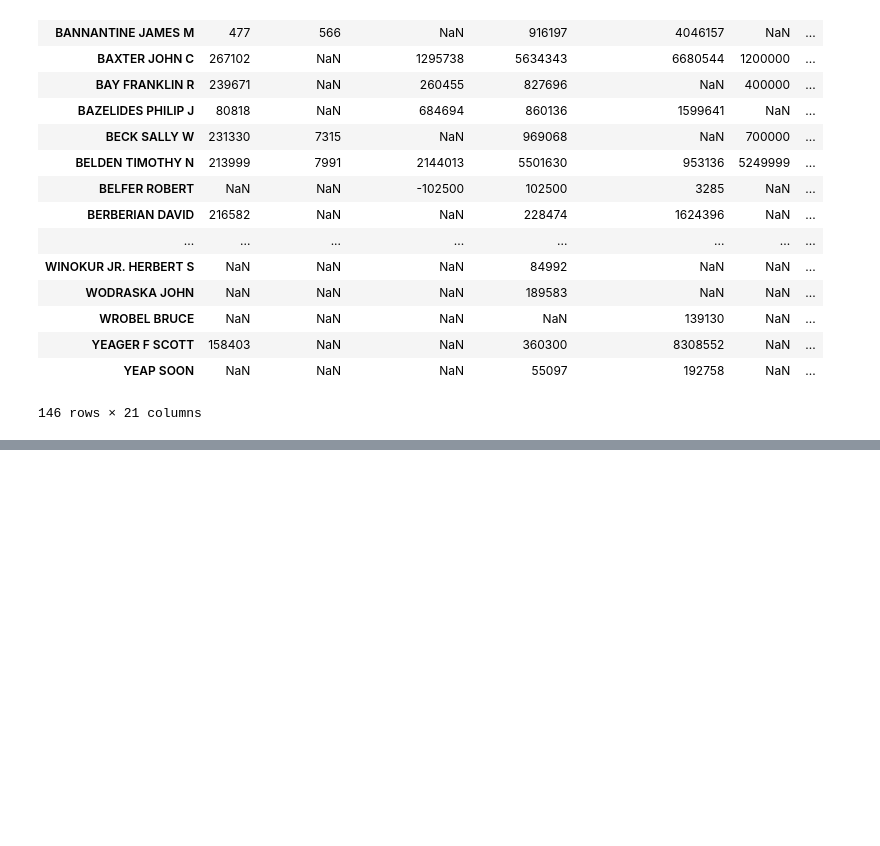
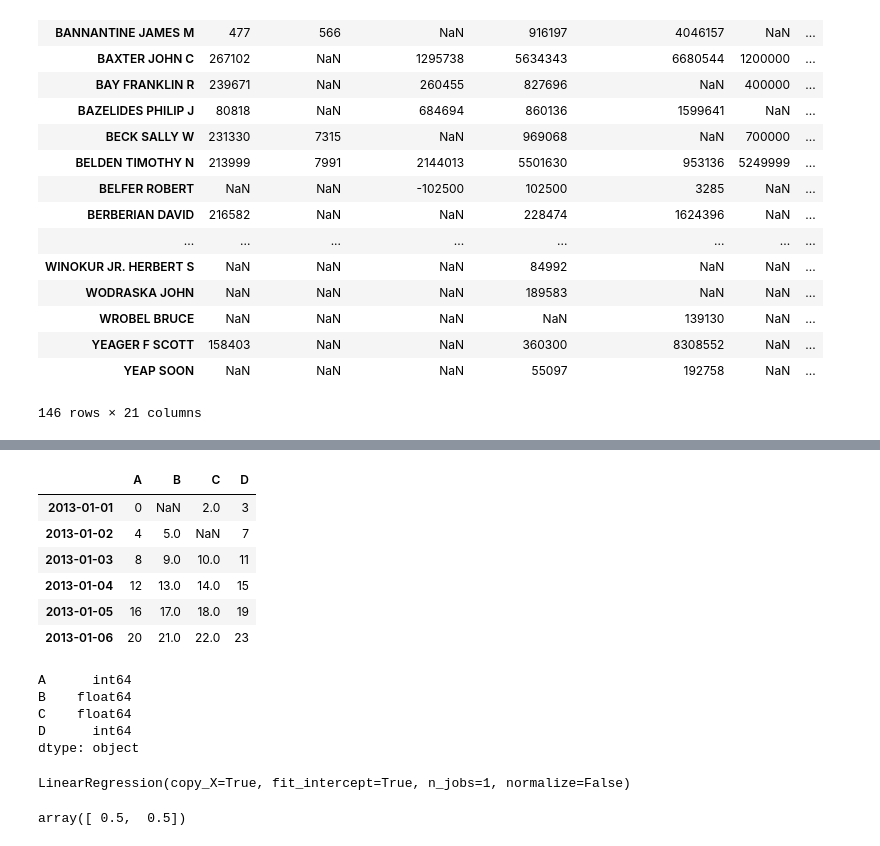
Before and after one commit to miaopei/MachineLearning, a Jupyter notebook: testing/P1_testing/ud120-projects/datasets_questions/explore_enron_data.ipynb, the cells around one changed output, grey strips where cells are left out. Cells and saved outputs as stored; diff of their text form; code cells hidden in the pictures; blank space fills up the shorter version.

Commit message:
regression code test

```diff
--- a/testing/P1_testing/ud120-projects/datasets_questions/explore_enron_data.ipynb
+++ b/testing/P1_testing/ud120-projects/datasets_questions/explore_enron_data.ipynb
@@ -202,0 +328,5 @@ pd_enron_data1.dropna(subset=['salary'], how='any')
+# %%
+dates = pd.date_range('20130101', periods=6)
+df = pd.DataFrame(np.arange(24).reshape((6,4)),index=dates, columns=['A','B','C','D'])
+df.iloc[0,1] = np.nan
+df.iloc[1,2] = np.nan
@@ -202,0 +346,30 @@ pd_enron_data1.dropna(subset=['salary'], how='any')
+# %%
+df
+# %% [output]
+|  | A | B | C | D |
+| 2013-01-01 | 0 | NaN | 2.0 | 3 |
+| 2013-01-02 | 4 | 5.0 | NaN | 7 |
+| 2013-01-03 | 8 | 9.0 | 10.0 | 11 |
+| 2013-01-04 | 12 | 13.0 | 14.0 | 15 |
+| 2013-01-05 | 16 | 17.0 | 18.0 | 19 |
+| 2013-01-06 | 20 | 21.0 | 22.0 | 23 |
+# %%
+df.dtypes
+# %% [output]
+A      int64
+B    float64
+C    float64
+D      int64
+dtype: object
+# %%
+from sklearn import linear_model
+
+clf = linear_model.LinearRegression()
+
+clf.fit([[0, 0], [1, 1], [2, 2]], [0, 1, 2])
+# %% [output]
+LinearRegression(copy_X=True, fit_intercept=True, n_jobs=1, normalize=False)
+# %%
+clf.coef_
+# %% [output]
+array([ 0.5,  0.5])
```
Also changed, not shown: parts of 9 cells of this notebook.
